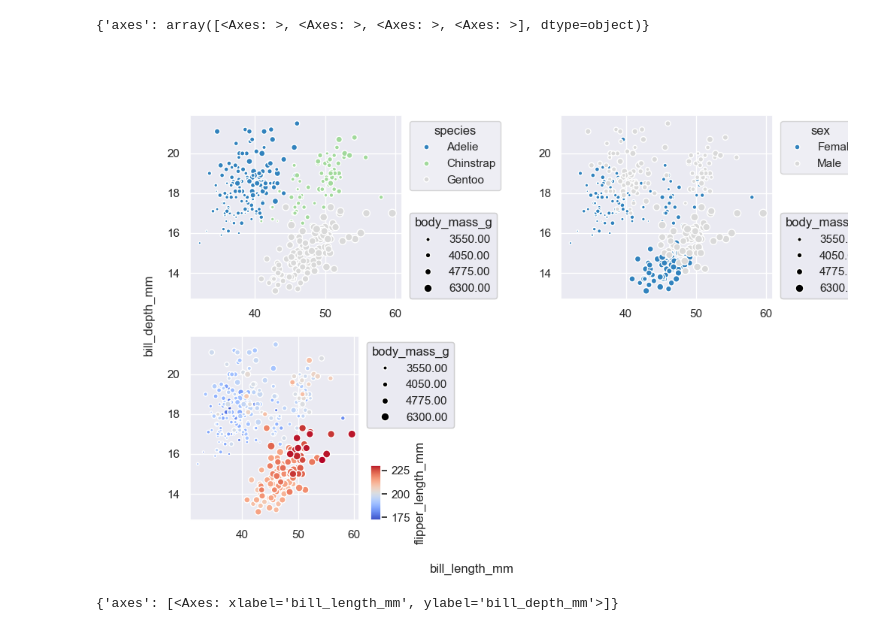
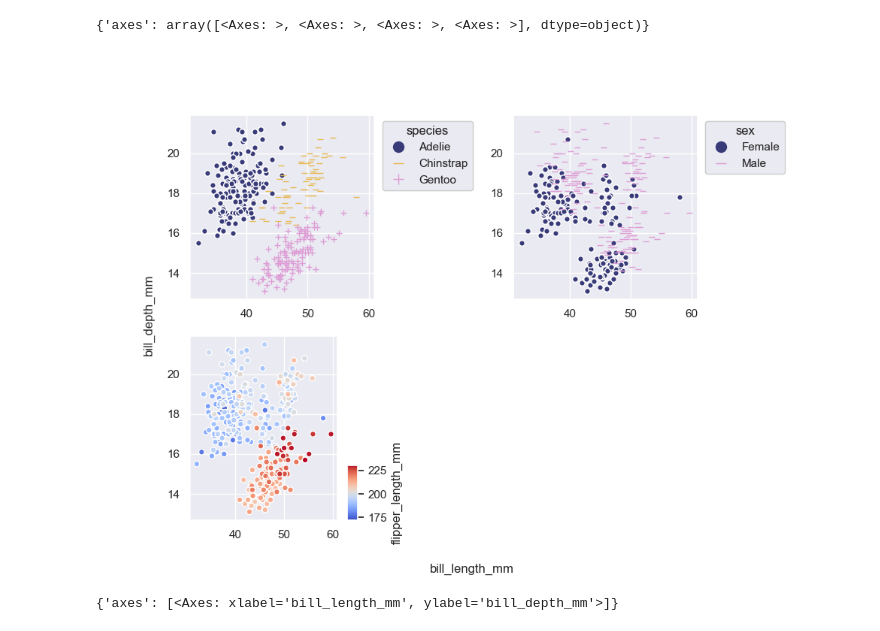
Before and after one commit to koonimaru/omniplot, a Jupyter notebook: ipynb/scatterplot.ipynb, the cells around one changed output. Saved outputs shown, nothing was run; the diff lists cells and outputs as text; code cells hidden in the pictures.

```diff
--- a/ipynb/scatterplot.ipynb
+++ b/ipynb/scatterplot.ipynb
@@ -25,13 +25,12 @@ op.scatterplot(df, x="bill_length_mm",y="bill_depth_mm", category=['species',"se
 # %%
 op.scatterplot(df,
                x="bill_length_mm",
-               y="bill_depth_mm",
+               y="bill_depth_mm", palette_cat="tab20b",
                category=['species',"sex"],
-                colors=["flipper_length_mm"],
-                sizes="body_mass_g")
+                colors=["flipper_length_mm"],markers=True)
 # %% [output]
 {'axes': array([<Axes: >, <Axes: >, <Axes: >, <Axes: >], dtype=object)}
-[figure, old version]
+[figure, new version]
 # %%
 op.scatterplot(df,
                x="bill_length_mm",
```
Also changed, not shown: parts of 2 cells of this notebook, 2 other files.
